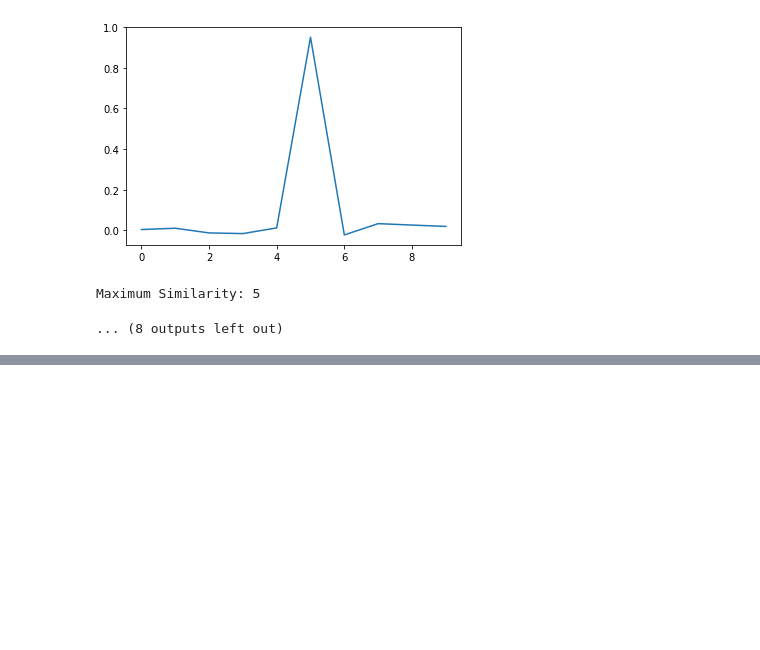
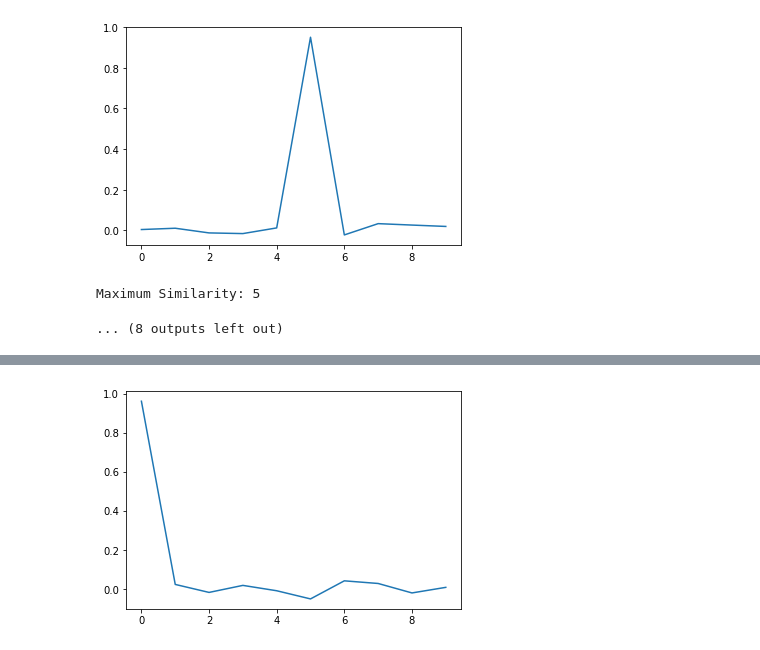
Before and after one commit to brandontrabucco/program-hdc, a Jupyter notebook: experiment.ipynb, the cells around one changed output, grey strips where cells are left out. Drawn from its saved outputs; the diff is of its cells as text; code cells hidden in the pictures; blank space fills up the shorter version.

Commit message:
added hypercomplex algebra

```diff
--- a/experiment.ipynb
+++ b/experiment.ipynb
@@ -134,0 +137,95 @@ Maximum Similarity: 5
+# %%
+import numpy as np
+import matplotlib.pyplot as plt
+
+
+N = 10000
+S = 10
+M = 4
+
+
+keys = []
+for _ in range(S):
+    rows = np.random.normal(0.0, 1.0, (N, M))
+    row_magnitudes = np.sum(rows * rows, axis=1, keepdims=True)**(1/2)
+    k = rows / row_magnitudes
+    keys += [k]
+
+
+values = []
+for _ in range(S):
+    rows = np.random.normal(0.0, 1.0, (N, M))
+    row_magnitudes = np.sum(rows * rows, axis=1, keepdims=True)**(1/2)
+    v = rows / row_magnitudes
+    values += [v]
+
+
+def hypercomplex_conjugate(a, n):
+    if n == 1:
+        a_conjugate = np.zeros(a.shape)
+        a_conjugate[:, 0:1] = a[:, 0:1]
+        return a_conjugate
+
+    if n == 2:
+        a_conjugate = np.zeros(a.shape)
+        a_conjugate[:, 0:1], a_conjugate[:, 1:2] = a[:, 0:1], -1*a[:, 1:2]
+        return a_conjugate
+
+    if n == 4:
+        a_conjugate = np.zeros(a.shape)
+        a_conjugate[:, 0:1], a_conjugate[:, 1:2], a_conjugate[:, 2:3], a_conjugate[:, 3:4] = a[:, 0:1], -1*a[:, 1:2], -1*a[:, 2:3], -1*a[:, 3:4]
+        return a_conjugate
+
+
+def hypercomplex_multiply(a, b, n):
+    if n == 1:
+        b_shifted_0 = np.zeros(b.shape)
+        b_shifted_0[:, 0:1] = b[:, 0:1]
+        return np.concatenate([
+            np.sum((a * b_shifted_0), axis=1, keepdims=True)], axis=1)
+
+    if n == 2:
+        b_shifted_0 = np.zeros(b.shape)
+        b_shifted_0[:, 0:1], b_shifted_0[:, 1:2] = b[:, 0:1], -1*b[:, 1:2]
+        b_shifted_1 = np.zeros(b.shape)
+        b_shifted_1[:, 0:1], b_shifted_1[:, 1:2] = b[:, 1:2], b[:, 0:1]
+        return np.concatenate([
+            np.sum((a * b_shifted_0), axis=1, keepdims=True),
+            np.sum((a * b_shifted_1), axis=1, keepdims=True)], axis=1)
+
+    elif n == 4:
+        b_shifted_0 = np.zeros(b.shape)
+        b_shifted_0[:, 0:1], b_shifted_0[:, 1:2], b_shifted_0[:, 2:3], b_shifted_0[:, 3:4] = b[:, 0:1], -1*b[:, 1:2], -1*b[:, 2:3], -1*b[:, 3:4]
+        b_shifted_1 = np.zeros(b.shape)
+        b_shifted_1[:, 0:1], b_shifted_1[:, 1:2], b_shifted_1[:, 2:3], b_shifted_1[:, 3:4] = b[:, 1:2], b[:, 0:1], -1*b[:, 3:4], b[:, 2:3]
+        b_shifted_2 = np.zeros(b.shape)
+        b_shifted_2[:, 0:1], b_shifted_2[:, 1:2], b_shifted_2[:, 2:3], b_shifted_2[:, 3:4] = b[:, 2:3], b[:, 3:4], b[:, 0:1], -1*b[:, 1:2]
+        b_shifted_3 = np.zeros(b.shape)
+        b_shifted_3[:, 0:1], b_shifted_3[:, 1:2], b_shifted_3[:, 2:3], b_shifted_3[:, 3:4] = b[:, 3:4], -1*b[:, 2:3], b[:, 1:2], b[:, 0:1]
+        return np.concatenate([
+            np.sum((a * b_shifted_0), axis=1, keepdims=True),
+            np.sum((a * b_shifted_1), axis=1, keepdims=True),
+            np.sum((a * b_shifted_2), axis=1, keepdims=True),
+            np.sum((a * b_shifted_3), axis=1, keepdims=True)], axis=1)
+
+
+superposition = np.zeros((N, M))
+for k, v in zip(keys, values):
+    superposition += hypercomplex_multiply(k, v, M)
+
+
+for k in keys:
+    recovered = hypercomplex_multiply(hypercomplex_conjugate(k, M), superposition, M)
+
+    probabilities = np.zeros((0, 1))
+    for v in values:
+        similarity = np.sum(hypercomplex_multiply(recovered, hypercomplex_conjugate(v, M), M), keepdims=True)
+        probabilities = np.vstack([probabilities, similarity])
+    probabilities /= np.sum(probabilities)
+
+    plt.plot(probabilities)
+    plt.show()
+    selected = np.argmax(probabilities)
+    print("Maximum Similarity:", selected)
+# %% [output]
+[figure, added]
```
Also changed, not shown: parts of 2 cells of this notebook, 1 other file.
